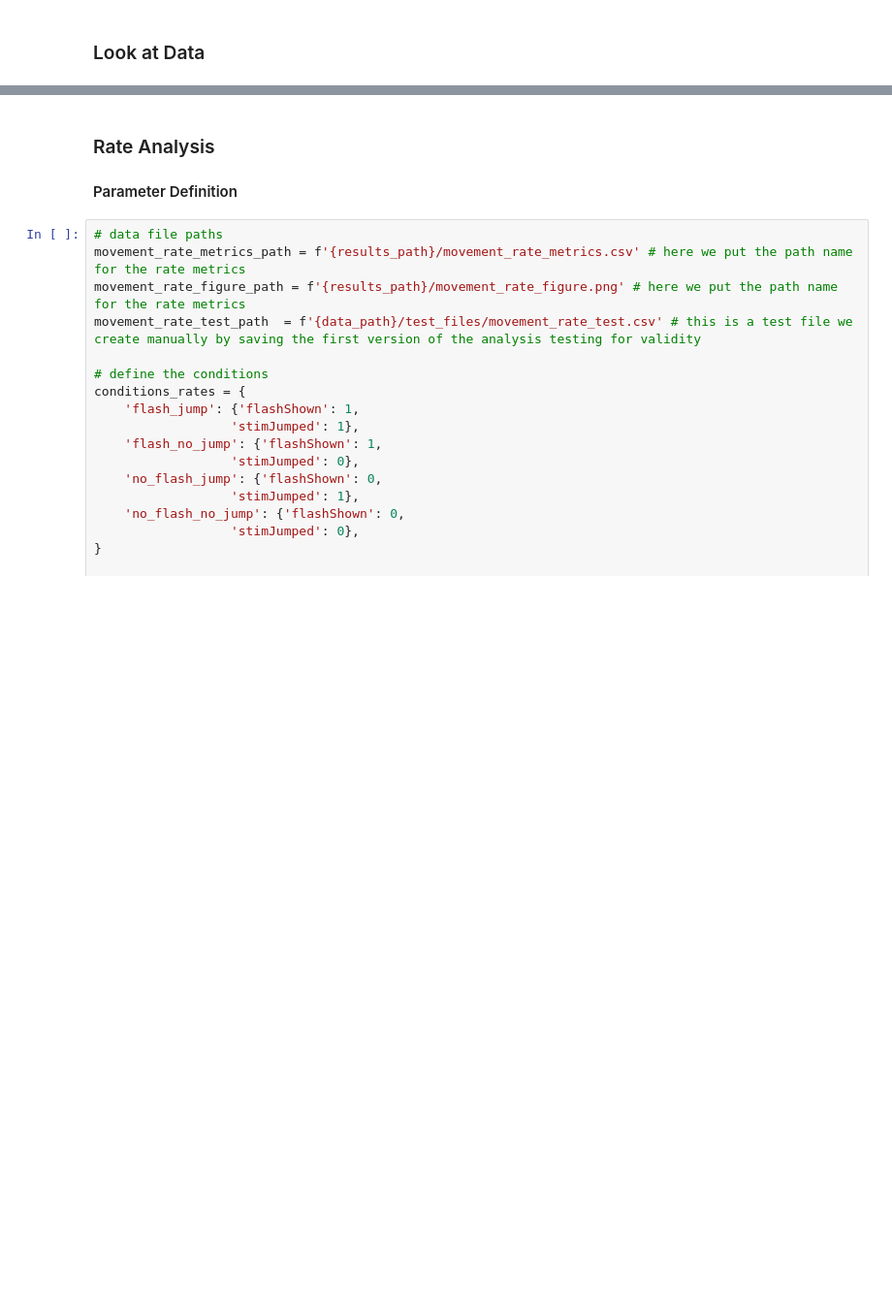
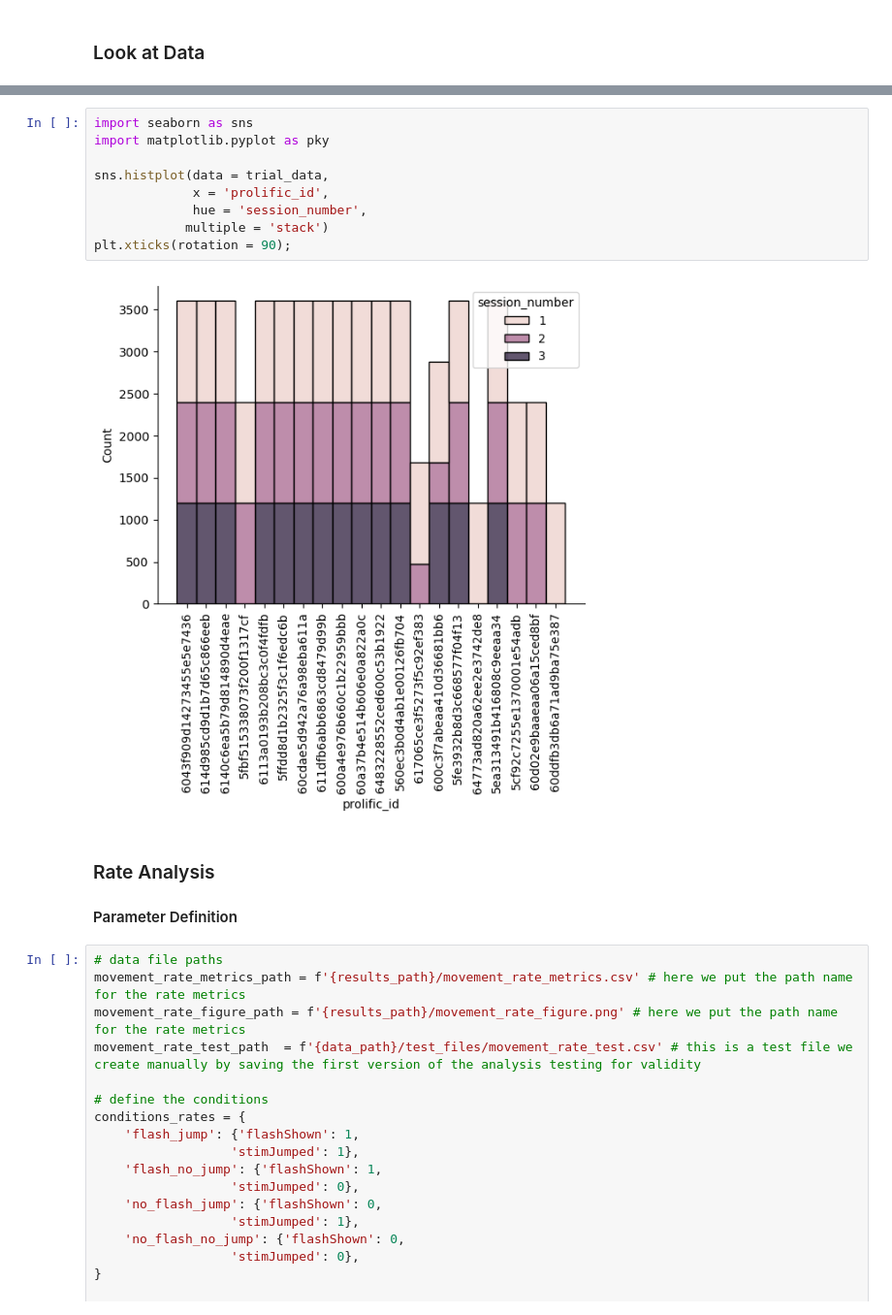
Before and after one commit to ClaraKuper/rapid_movement_inhibition, a Jupyter notebook: scripts/remote/scripts_target_polarity/Main Analysis.ipynb, the cells around one changed output, grey strips where cells are left out. Shown at 97% size. Drawn from its saved outputs; the diff is of its cells as text; blank space fills up the shorter version.

```diff
--- a/scripts/remote/scripts_target_polarity/Main Analysis.ipynb
+++ b/scripts/remote/scripts_target_polarity/Main Analysis.ipynb
@@ -131,3 +149,14 @@ trial_data.head()
+# %%
+import seaborn as sns
+import matplotlib.pyplot as pky
+
+sns.histplot(data = trial_data,
+             x = 'prolific_id',
+             hue = 'session_number',
+            multiple = 'stack')
+plt.xticks(rotation = 90);
+# %% [output]
+[figure, added]
 # %% [markdown]
 ### Rate Analysis
 
```
Also changed, not shown: parts of 9 cells of this notebook.
